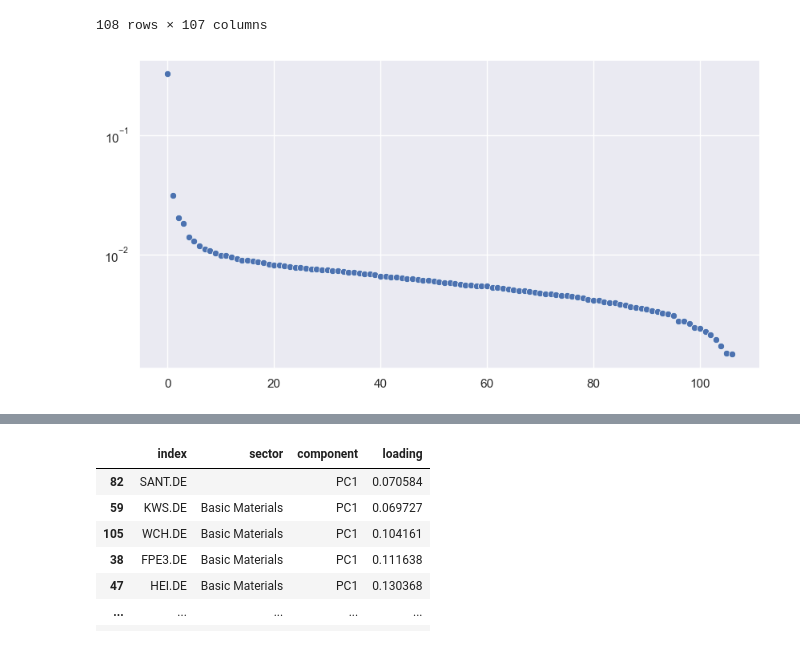
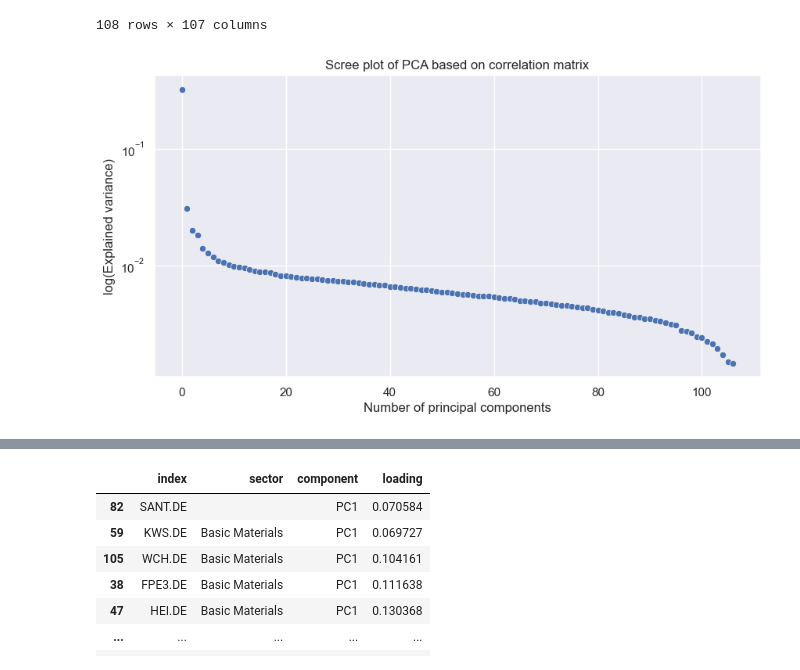
Before and after one commit to rmnskb/pca-project, a Jupyter notebook: german_market_practice.ipynb, the cells around one changed output, grey strips where cells are left out. Saved outputs shown, nothing was run; the diff lists cells and outputs as text; code cells hidden in the pictures.

```diff
--- a/german_market_practice.ipynb
+++ b/german_market_practice.ipynb
@@ -471,7 +487,8 @@ sns.set(rc={'figure.figsize':(10, 5)})
 
 pca_corr = dh.PCA(data=rts)
 
-pca_corr.fit(cov_base=False, n_comp=rts.shape[1] - 1)
+pca_corr_loadings = pca_corr.fit(cov_base=False, n_comp=rts.shape[1] - 1)
+pca_corr_loadings
 # %% [output]
 |  | PC1 | PC2 | PC3 | PC4 | PC5 | PC6 | PC7 | PC8 | PC9 | PC10 | ... | ... |
 | 1U1.DE | 0.086676 | 0.021119 | -0.067165 | 0.060552 | -0.128948 | 0.361710 | -0.072548 | -0.101643 | 0.242585 | -0.021774 | ... | ... |
@@ -487,11 +504,13 @@ pca_corr.fit(cov_base=False, n_comp=rts.shape[1] - 1)
 | WUW.DE | 0.075267 | -0.027653 | -0.019417 | -0.142493 | -0.209249 | -0.029366 | -0.044440 | -0.070638 | -0.057197 | 0.113797 | ... | ... |
 108 rows × 107 columns
 # %%
-sns.scatterplot(
+g = sns.scatterplot(
     data=pca_corr._explained_variance
 )
 
+g.set(xlabel='Number of principal components', ylabel='log(Explained variance)', title='Scree plot of PCA based on correlation matrix')
+
 plt.yscale('log')
 plt.show();
 # %% [output]
-[figure, old version]
+[figure, new version]
```
Also changed, not shown: parts of 26 cells of this notebook, 2 other files.
